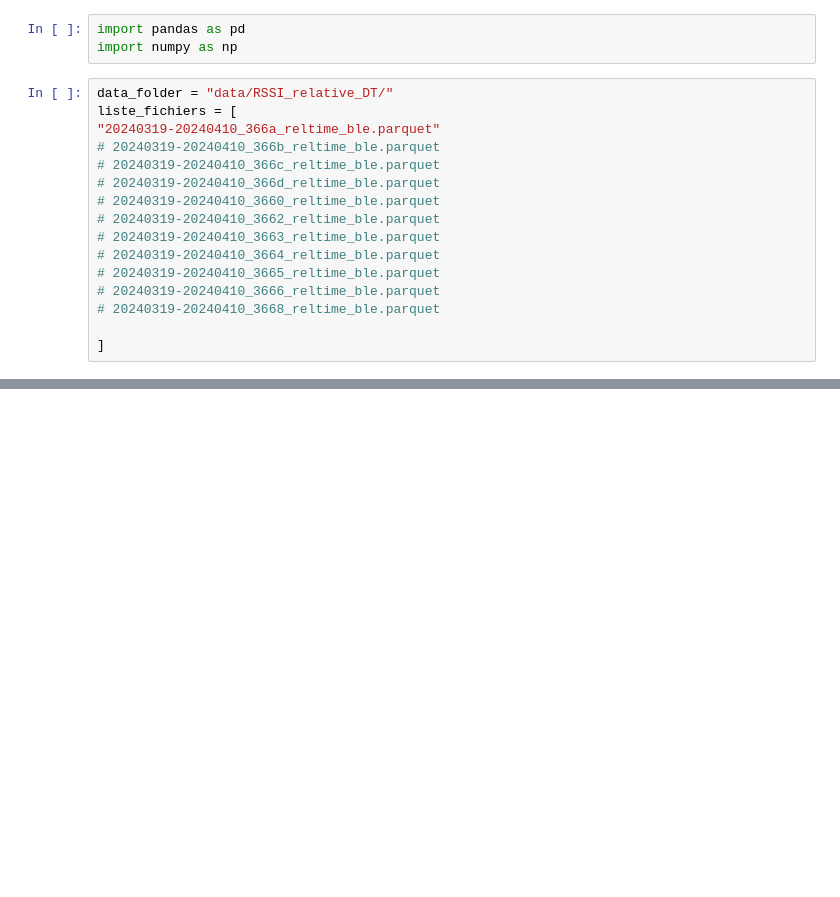
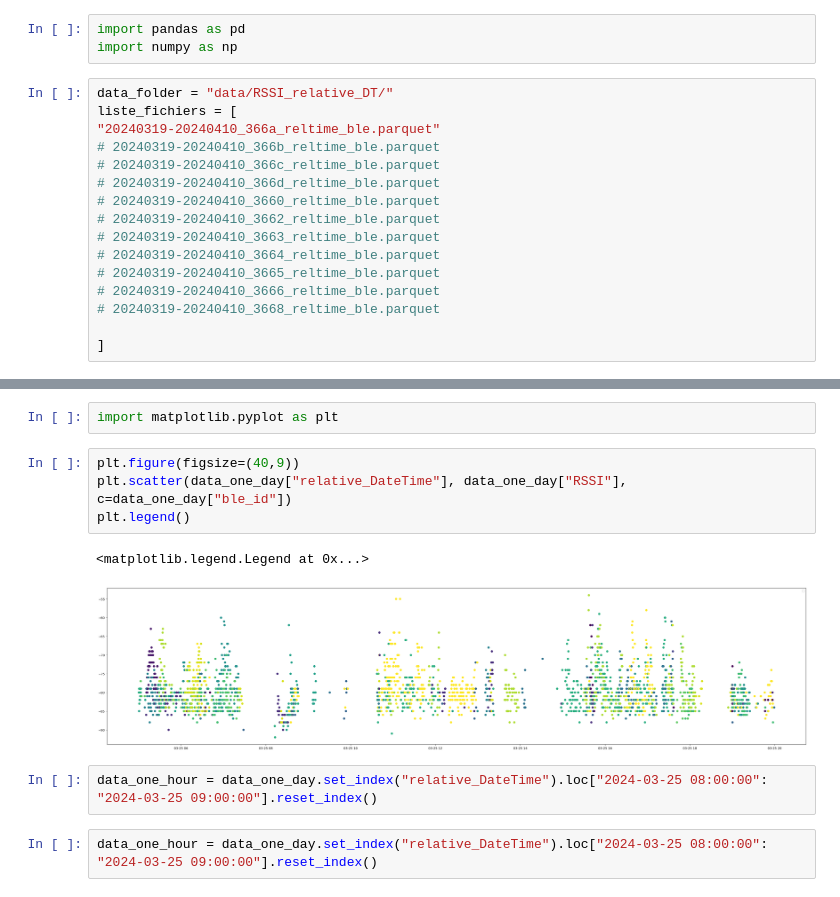
Before and after one commit to J-ally/TRACE_IODAA, a Jupyter notebook: Premiere_analyse.ipynb, the cells around one changed output, grey strips where cells are left out. Drawn from its saved outputs; the diff is of its cells as text; blank space fills up the shorter version.

```diff
--- a/Premiere_analyse.ipynb
+++ b/Premiere_analyse.ipynb
@@ -23,0 +59,13 @@ FileNotFoundError: [Errno 2] No such file or directory: 'data/20240319-20240410_
+# %%
+import matplotlib.pyplot as plt
+# %%
+plt.figure(figsize=(40,9))
+plt.scatter(data_one_day["relative_DateTime"], data_one_day["RSSI"], c=data_one_day["ble_id"])
+plt.legend()
+# %% [output]
+<matplotlib.legend.Legend at 0x...>
+[figure, added]
+# %%
+data_one_hour = data_one_day.set_index("relative_DateTime").loc["2024-03-25 08:00:00": "2024-03-25 09:00:00"].reset_index()
+# %%
+data_one_hour = data_one_day.set_index("relative_DateTime").loc["2024-03-25 08:00:00": "2024-03-25 09:00:00"].reset_index()
```
Also changed, not shown: parts of 11 cells of this notebook, 3 other files.
